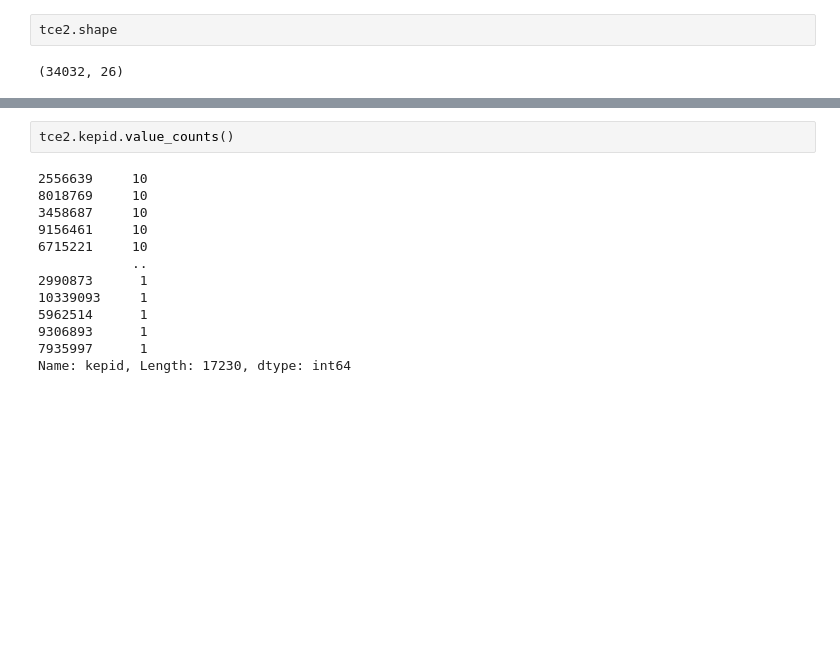
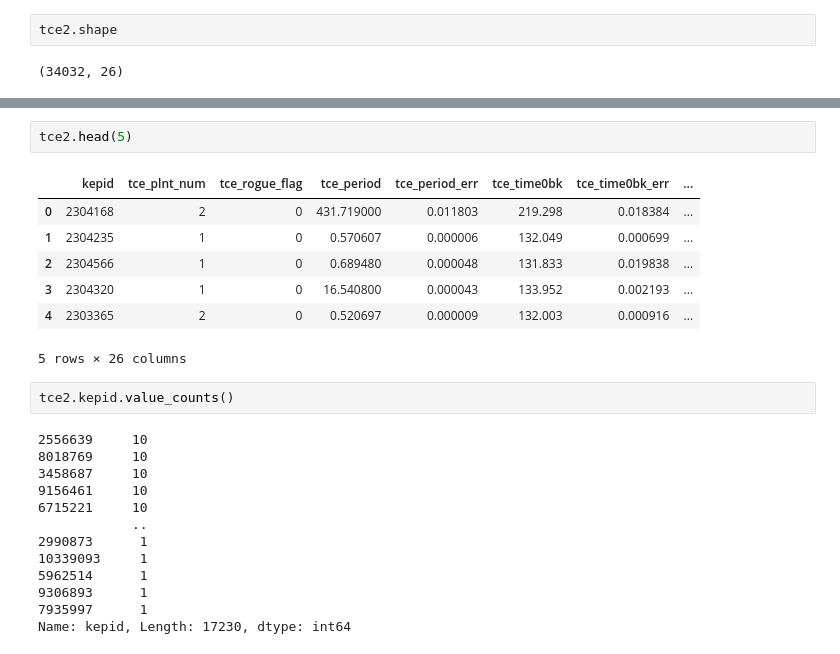
Before and after one commit to travisrmetz/w210, a Jupyter notebook: w2p/eda.ipynb, the cells around one changed output, grey strips where cells are left out. Cells and saved outputs as stored; diff of their text form; blank space fills up the shorter version.

```diff
--- a/w2p/eda.ipynb
+++ b/w2p/eda.ipynb
@@ -313,3 +361,13 @@ tce2.shape
+# %%
+tce2.head(5)
+# %% [output]
+|  | kepid | tce_plnt_num | tce_rogue_flag | tce_period | tce_period_err | tce_time0bk | tce_time0bk_err | ... |
+| 0 | 2304168 | 2 | 0 | 431.719000 | 0.011803 | 219.298 | 0.018384 | ... |
+| 1 | 2304235 | 1 | 0 | 0.570607 | 0.000006 | 132.049 | 0.000699 | ... |
+| 2 | 2304566 | 1 | 0 | 0.689480 | 0.000048 | 131.833 | 0.019838 | ... |
+| 3 | 2304320 | 1 | 0 | 16.540800 | 0.000043 | 133.952 | 0.002193 | ... |
+| 4 | 2303365 | 2 | 0 | 0.520697 | 0.000009 | 132.003 | 0.000916 | ... |
+5 rows × 26 columns
 # %%
 tce2.kepid.value_counts()
 # %% [output]
```
Also changed, not shown: parts of 12 cells of this notebook, 4 other files.
